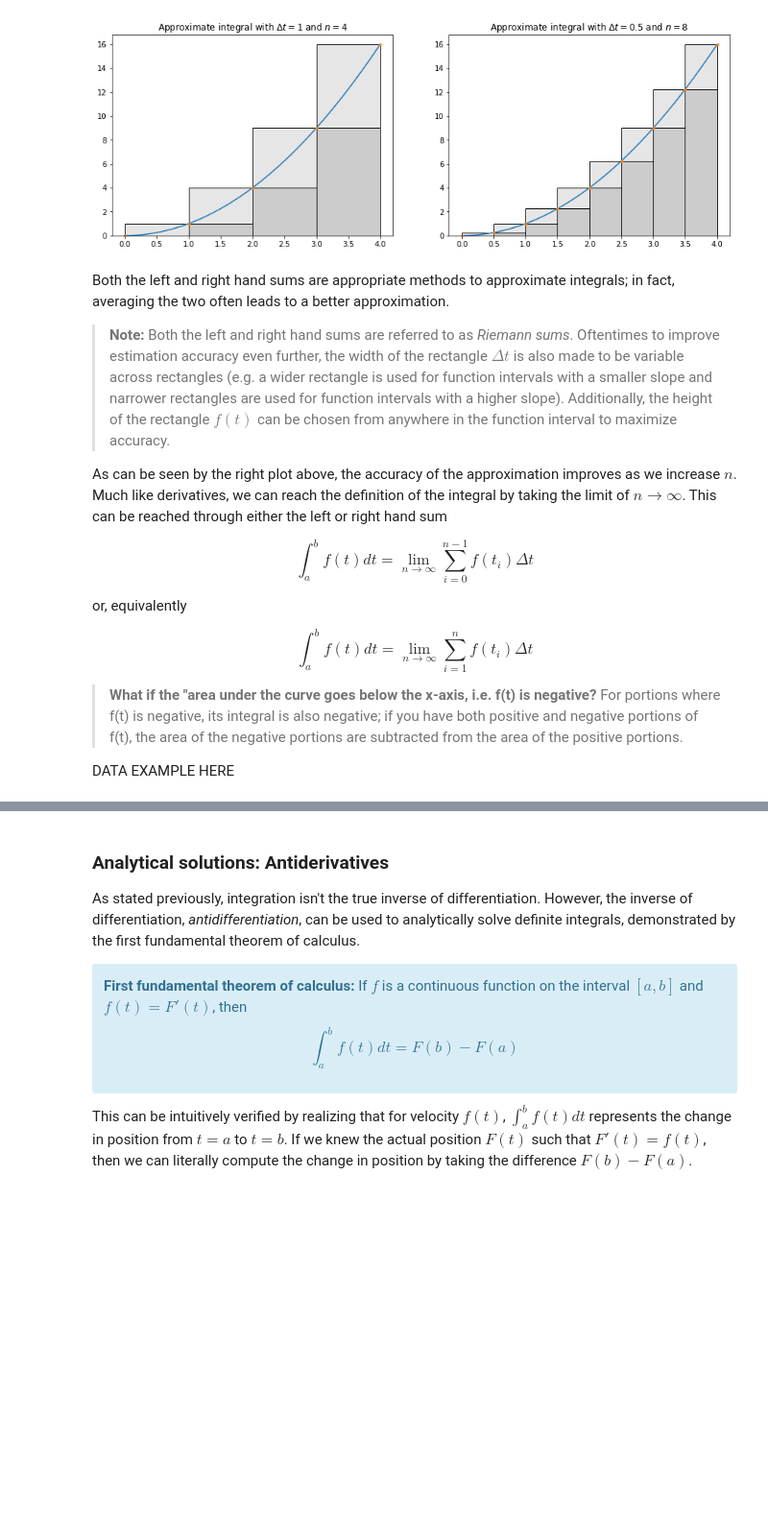
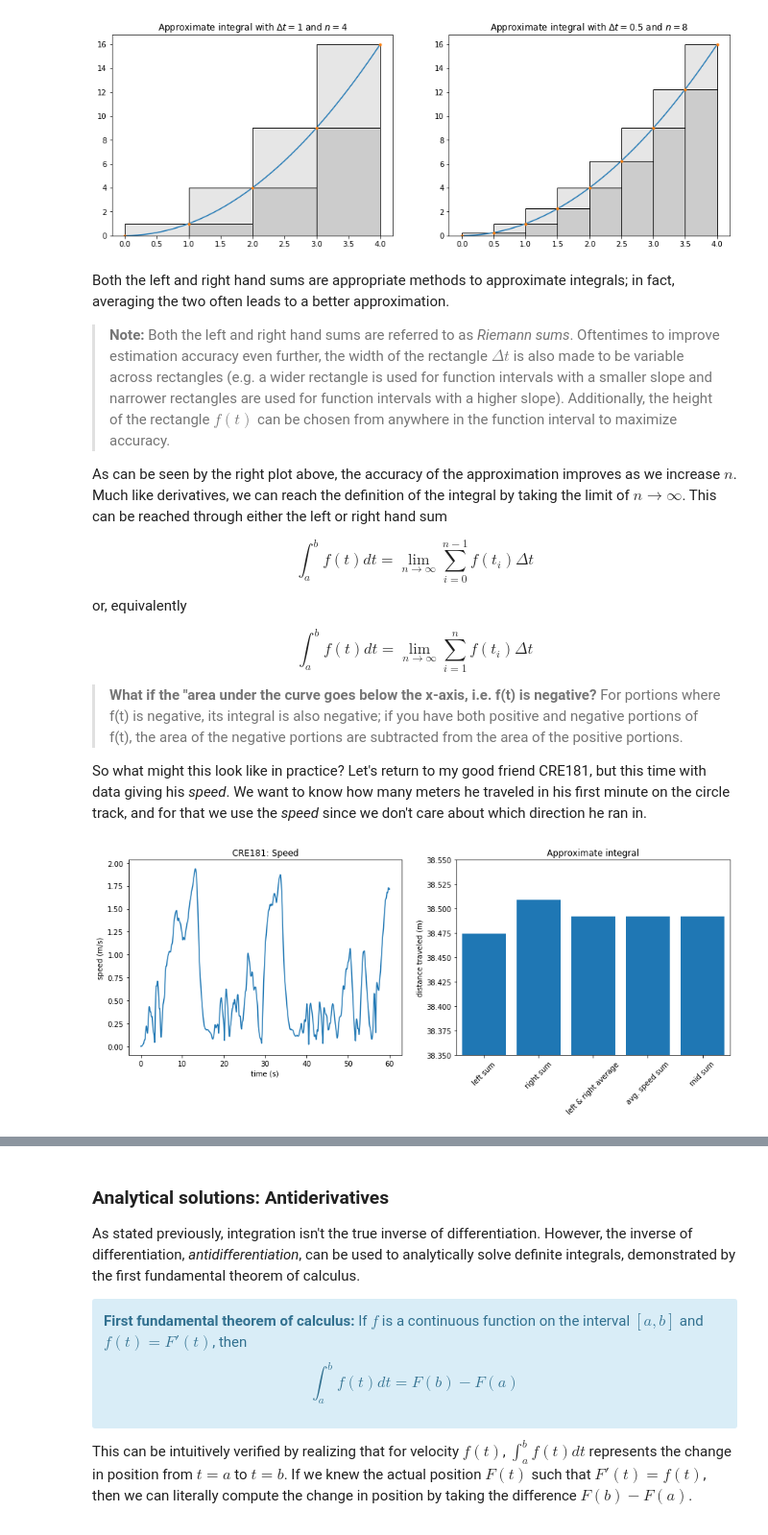
Before and after one commit to PrincetonUniversity/pni_bootcamp_2020, a Jupyter notebook: Module04_CalcDiffEQ/Day01_Calculus_Lecture.ipynb, the cells around one changed output, grey strips where cells are left out. Shown at 96% size. Saved outputs shown, nothing was run; the diff lists cells and outputs as text; code cells hidden in the pictures; blank space fills up the shorter version.

```diff
--- a/Module04_CalcDiffEQ/Day01_Calculus.ipynb
+++ b/Module04_CalcDiffEQ/Day01_Calculus_Lecture.ipynb
@@ -386,4 +396,55 @@ $$ \boxed{\int_{a}^{b}f(t)dt = \lim_{n \to \infty}\sum_{i=1}^{n}f(t_i)\Delta t}
 
 >**What if the "area under the curve goes below the x-axis, i.e. f(t) is negative?** For portions where f(t) is negative, its integral is also negative; if you have both positive and negative portions of f(t), the area of the negative portions are subtracted from the area of the positive portions.
 
-DATA EXAMPLE HERE
+So what might this look like in practice? Let's return to my good friend CRE181, but this time with data giving his *speed*. We want to know how many meters he traveled in his first minute on the circle track, and for that we use the *speed* since we don't care about which direction he ran in.
+# %%
+# load data
+tmp = loadmat('CRE181_positionData.mat');
+data = tmp['data']
+
+# grab the first minute
+ts = data[:3000,0]
+v = data[:3000,3]/100 # convert to meters
+
+_, (ax1,ax2) = plt.subplots(nrows=1,ncols=2,figsize=(15,5))
+ax1.plot(ts,v)
+ax1.set_xlabel('time (s)')
+ax1.set_ylabel('speed (m/s)');
+ax1.set_title("CRE181: Speed");
+
+dt = np.diff(ts)                          # calculating delta t
+f_left = v[0:-1]                          # speed values to compute the left sum
+f_right = v[1:]                           # speed values to compute the right sum
+f_avg = np.mean((f_left,f_right),axis=0)  # average speed for the average sum
+
+x_left = np.sum(f_left*dt)                # calculate the left sum
+x_right = np.sum(f_right*dt)              # calculate the right sum
+x_avg = np.sum(f_avg*dt)                  # calculate the "mid" sum, which is equal to the average of the left and right sums
+
+# to compute the middle sum, we need to redefine the time intervals we use
+# to place the speeds in the middle, we need to shift the timestamps by 1/2 the width of the original intervals, or 1/2 the inverse frame rate
+# you can calculate the 1/2 inverse frame rate by taking the average dt defined above and dividing it by 2
+# or if you know the frame rate, you can calculate it directly
+fr = 50                                   # frame rate of data set -- this is usually given based on your recording equipment
+dt_shift = (1/50)/2                       # half the inverse frame rate
+dt_shift2 = np.mean(dt)/2                 # different way to compute
+# we will define our "new" timestamps by subtracting dt_shift from every time stamp EXCLUDING the first time stamp
+# this is because we cannot "create" data where it doesn't exist, so we don't want to move our initial time stamp out of bounds
+# furthermore, we will add an additional timestamp at the end so that we can keep the true ending timestamp
+ts_new = np.hstack((ts[0],ts[1:]-dt_shift,ts[-1]))       # new timestamps, separating the beginning and adding the ending timestamps
+# now we'll calculate our "new" delta-t for our sum
+dt_new = np.diff(ts_new)
+# one thing to note about our new "dt" is that we have one for every speed in the interval,
+# we don't need to exclude the last or first speeds like we do for the left and right sums, respectively
+# additionally, the first and last dt are half the width of the rest of them -- this is so that our rectangles don't go outside our defined bounds
+x_mid = np.sum(v*dt_new)
+
+# plot all of our sums to compare
+ax2.bar([1,2,3,4,5],[x_left,x_right,np.mean((x_left,x_right)),x_avg,x_mid])
+ax2.set_ylabel('distance traveled (m)');
+ax2.set_title("Approximate integral");
+ax2.axis([0.5,5.5,38.35,38.55])
+ax2.set_xticks([1,2,3,4,5])
+ax2.set_xticklabels(('left sum','right sum','left & right average','avg. speed sum','mid sum'),rotation=45);
+# %% [output]
+[figure, added]
```
Also changed, not shown: parts of 10 cells of this notebook, 2 other files.
